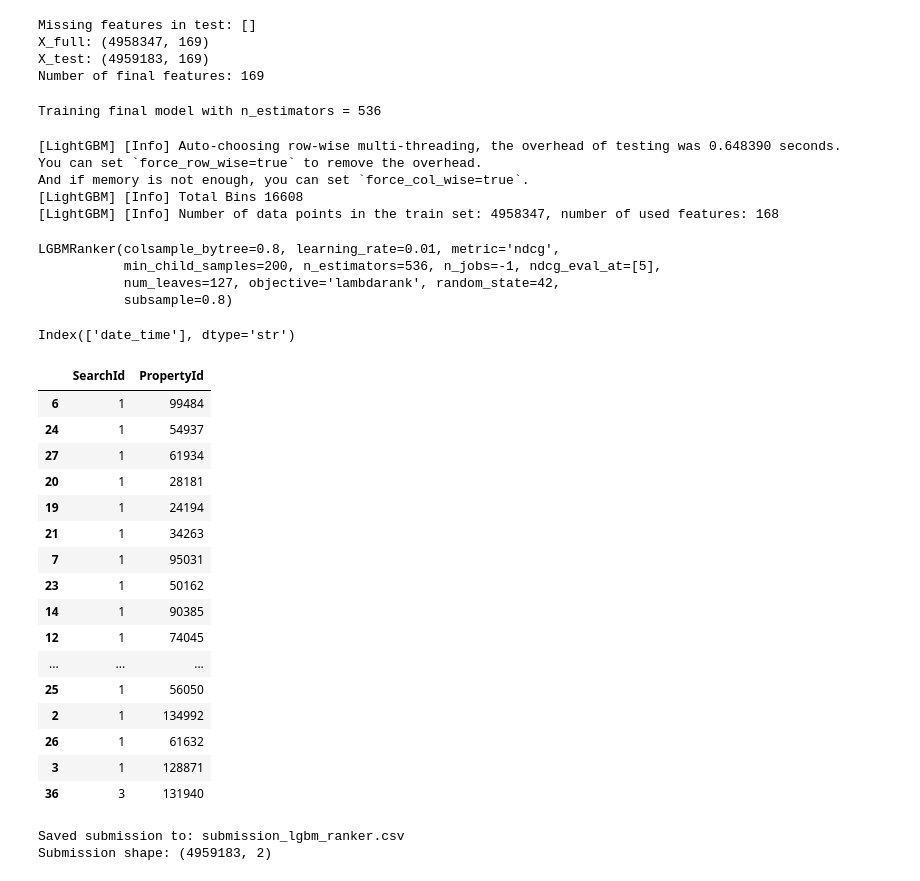
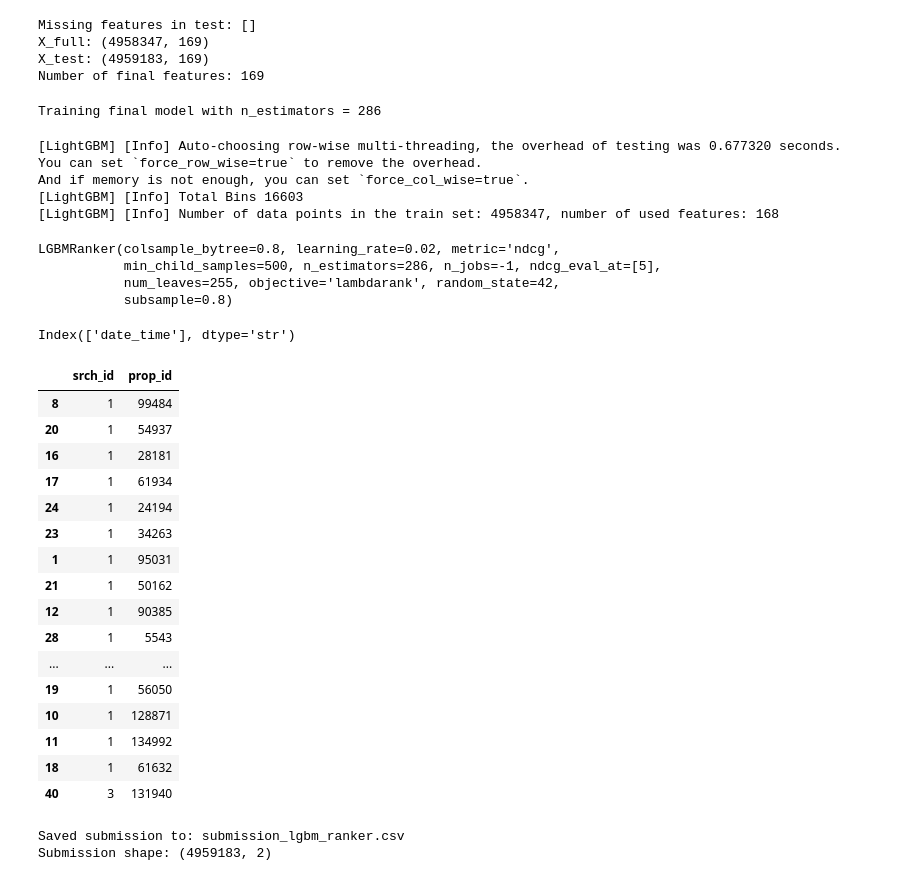
Before and after one commit to FieBergli/DMT_A2, a Jupyter notebook: task4.ipynb, the cells around one changed output. Saved outputs shown, nothing was run; the diff lists cells and outputs as text; code cells hidden in the pictures.

Commit message:
bug fix + change grid search

```diff
--- a/task4.ipynb
+++ b/task4.ipynb
@@ -284,10 +284,16 @@ LGBMRanker Model
 # Hyperparameter grid
 # ---------------------------------------------------
 
+# param_grid = {
+#     "num_leaves": [31, 63, 127],
+#     "learning_rate": [0.05, 0.01, 0.1],
+#     "min_child_samples": [50, 100, 200]
+# }
+
 param_grid = {
-    "num_leaves": [31, 63, 127],
-    "learning_rate": [0.05, 0.01, 0.1],
-    "min_child_samples": [50, 100, 200]
+    "num_leaves": [95, 127, 191, 255],
+    "learning_rate": [0.005, 0.01, 0.02, 0.03],
+    "min_child_samples": [150, 200, 300, 500]
 }
 
 # Create all parameter combinations
@@ -571,15 +582,15 @@ final_ranker.fit(
     group=group_full
 )
 # %% [output]
-Training final model with n_estimators = 536
+Training final model with n_estimators = 286
-[LightGBM] [Info] Auto-choosing row-wise multi-threading, the overhead of testing was 0.648390 seconds.
+[LightGBM] [Info] Auto-choosing row-wise multi-threading, the overhead of testing was 0.677320 seconds.
 You can set `force_row_wise=true` to remove the overhead.
 And if memory is not enough, you can set `force_col_wise=true`.
-[LightGBM] [Info] Total Bins 16608
+[LightGBM] [Info] Total Bins 16603
 [LightGBM] [Info] Number of data points in the train set: 4958347, number of used features: 168
-LGBMRanker(colsample_bytree=0.8, learning_rate=0.01, metric='ndcg',
-           min_child_samples=200, n_estimators=536, n_jobs=-1, ndcg_eval_at=[5],
-           num_leaves=127, objective='lambdarank', random_state=42,
+LGBMRanker(colsample_bytree=0.8, learning_rate=0.02, metric='ndcg',
+           min_child_samples=500, n_estimators=286, n_jobs=-1, ndcg_eval_at=[5],
+           num_leaves=255, objective='lambdarank', random_state=42,
            subsample=0.8)
 # %%
 # Check which datetime columns are still in test_feat
@@ -596,57 +607,57 @@ test_scores = final_ranker.predict(test_feat[feature_cols])
 submission = test_feat[["srch_id", "prop_id"]].copy()
 submission["score"] = test_scores
 
 submission = submission.sort_values(
     ["srch_id", "score"],
     ascending=[True, False]
 )
 
 submission = submission[["srch_id", "prop_id"]]
 submission.to_csv("submission.csv", index=False)
 
 submission = test_feat[["srch_id", "prop_id"]].copy()
 submission["score"] = test_scores
 
 # Sort hotels within each search by predicted score descending.
 submission = submission.sort_values(
     ["srch_id", "score"],
     ascending=[True, False]
 )
 
-# Required Kaggle format:
-# SearchId,PropertyId
-submission = submission.rename(columns={
-    "srch_id": "SearchId",
-    "prop_id": "PropertyId"
-})
+# # Required Kaggle format:
+# # SearchId,PropertyId
+# submission = submission.rename(columns={
+#     "srch_id": "SearchId",
+#     "prop_id": "PropertyId"
+# })
 
-submission = submission[["SearchId", "PropertyId"]]
+submission = submission[["srch_id", "prop_id"]]
 
 display(submission.head(30))
 
 submission_path = "submission_lgbm_ranker.csv"
 submission.to_csv(submission_path, index=False)
 
 print("Saved submission to:", submission_path)
 print("Submission shape:", submission.shape)
 # %% [output]
-|  | SearchId | PropertyId |
-| 6 | 1 | 99484 |
-| 24 | 1 | 54937 |
-| 27 | 1 | 61934 |
-| 20 | 1 | 28181 |
-| 19 | 1 | 24194 |
-| 21 | 1 | 34263 |
-| 7 | 1 | 95031 |
-| 23 | 1 | 50162 |
-| 14 | 1 | 90385 |
-| 12 | 1 | 74045 |
+|  | srch_id | prop_id |
+| 8 | 1 | 99484 |
+| 20 | 1 | 54937 |
+| 16 | 1 | 28181 |
+| 17 | 1 | 61934 |
+| 24 | 1 | 24194 |
+| 23 | 1 | 34263 |
+| 1 | 1 | 95031 |
+| 21 | 1 | 50162 |
+| 12 | 1 | 90385 |
+| 28 | 1 | 5543 |
 | ... | ... | ... |
-| 25 | 1 | 56050 |
-| 2 | 1 | 134992 |
-| 26 | 1 | 61632 |
-| 3 | 1 | 128871 |
-| 36 | 3 | 131940 |
+| 19 | 1 | 56050 |
+| 10 | 1 | 128871 |
+| 11 | 1 | 134992 |
+| 18 | 1 | 61632 |
+| 40 | 3 | 131940 |
 Saved submission to: submission_lgbm_ranker.csv
 Submission shape: (4959183, 2)
 # %%
```
Also changed, not shown: parts of 2 cells of this notebook, 3 other files.
